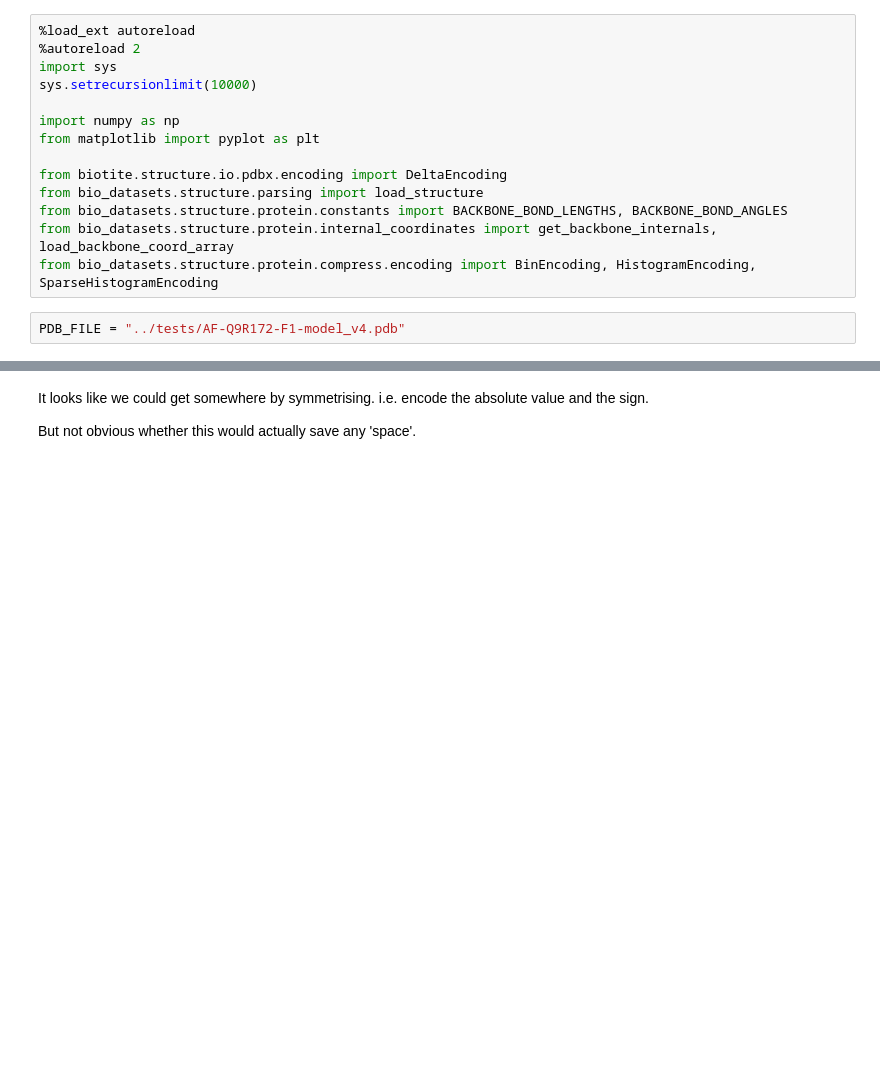
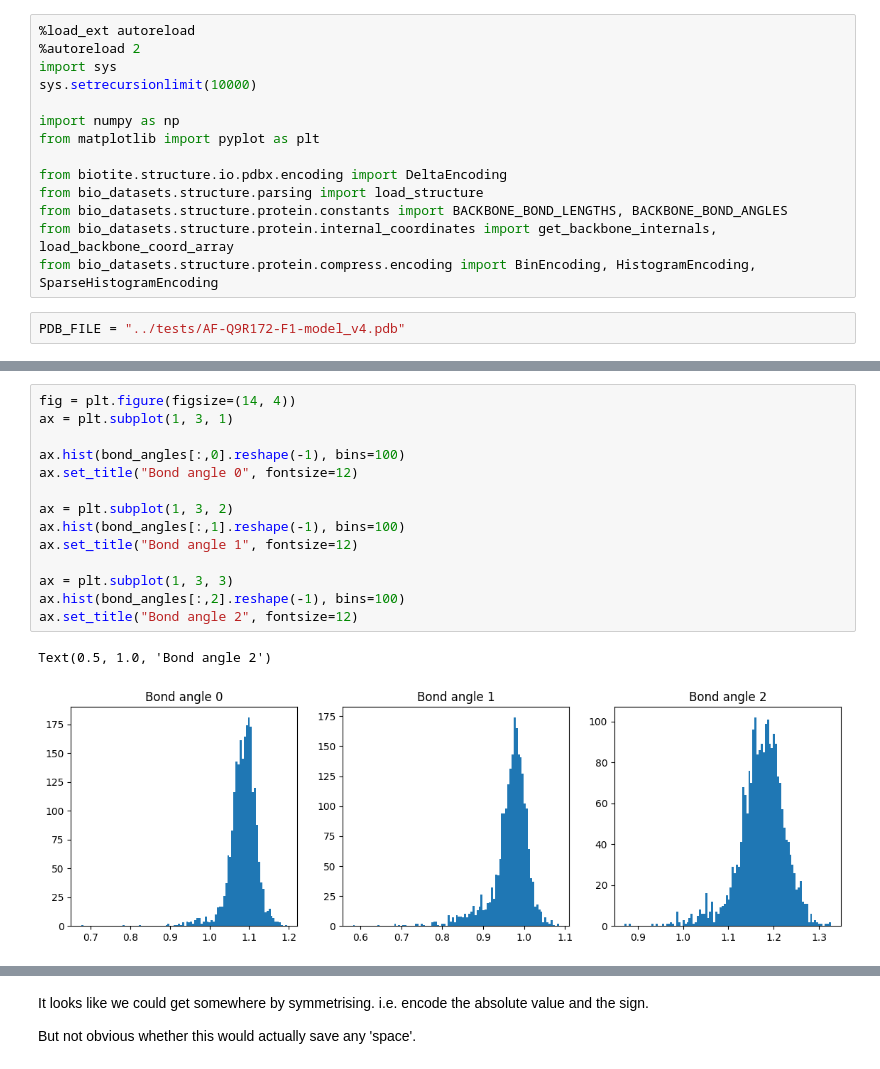
Before and after one commit to bioml-tools/bio-datasets, a Jupyter notebook: examples/StructureCompressionEDA.ipynb, the cells around one changed output, grey strips where cells are left out. Cells and saved outputs as stored; diff of their text form; blank space fills up the shorter version.

```diff
--- a/examples/StructureCompressionEDA.ipynb
+++ b/examples/StructureCompressionEDA.ipynb
@@ -43,3 +56,20 @@ ax.set_title("Difference between actual bond angles and idealised values", fonts
+# %%
+fig = plt.figure(figsize=(14, 4))
+ax = plt.subplot(1, 3, 1)
+
+ax.hist(bond_angles[:,0].reshape(-1), bins=100)
+ax.set_title("Bond angle 0", fontsize=12)
+
+ax = plt.subplot(1, 3, 2)
+ax.hist(bond_angles[:,1].reshape(-1), bins=100)
+ax.set_title("Bond angle 1", fontsize=12)
+
+ax = plt.subplot(1, 3, 3)
+ax.hist(bond_angles[:,2].reshape(-1), bins=100)
+ax.set_title("Bond angle 2", fontsize=12)
+# %% [output]
+Text(0.5, 1.0, 'Bond angle 2')
+[figure, added]
 # %%
 fig = plt.figure(figsize=(14, 4))
 ax = plt.subplot(1, 3, 1)
```
Also changed, not shown: parts of 5 cells of this notebook, 4 other files.
